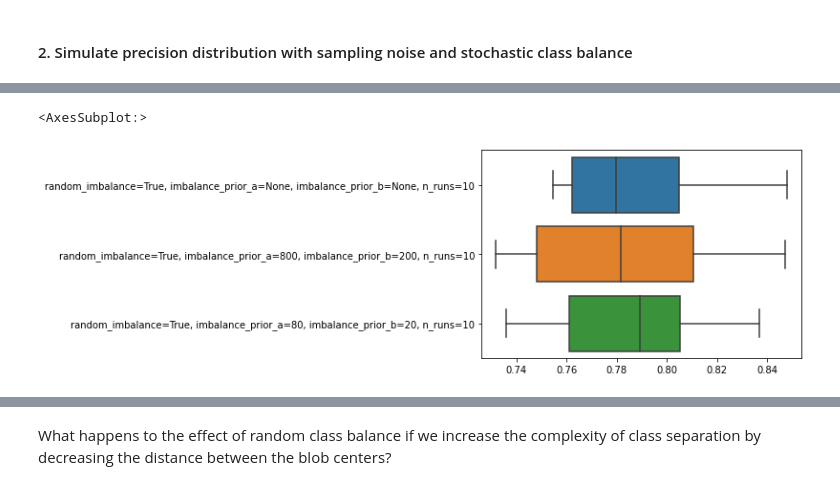
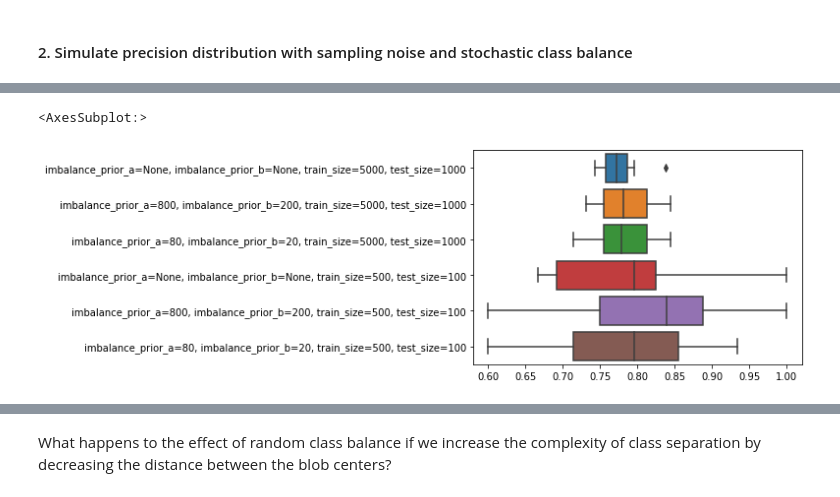
Before and after one commit to RUrlus/ModelMetricUncertaintyResearch, a Jupyter notebook: notebooks/Coen experiments/CM experiments.ipynb, the cells around one changed output, grey strips where cells are left out. Drawn from its saved outputs; the diff is of its cells as text; code cells hidden in the pictures.

Commit message:
adapted run_params and added levene's test function

```diff
--- a/notebooks/Coen experiments/CM experiments.ipynb
+++ b/notebooks/Coen experiments/CM experiments.ipynb
@@ -74,5 +53,0 @@ for i in range(1000000):
-# %%
-%%timeit
-arr = np.empty((n, 4))
-for i in range(1000000):
-    arr[i, :] = np.random.uniform()
@@ -267,24 +228,3 @@ def run_params(params, exp_nr, noise_name, comb_type='zip',save=True, verbose=Fa
         with open(f'exp{exp_nr}_{noise_name}_noise_cm.pkl', 'wb') as f:
             pkl.dump(results, f)
     return results
-# %%
-params = {
-    'train_size': [int(1e6), 5000, 500],
-    'test_size': [int(1e6), 1000, 100],
-    # 'n_runs': 10
-}
-
-combis = list(zip(*params.values()))
-constants = []
-for k,v in zip(params.keys(),params.values()):
-    if isinstance(v,int):
-        constants.append(k)
-
-constants = ['n_runs','n_jobs']
-constant_values = [10,5]
-
-for combi in combis:
-    input_dict = dict(zip(params, combi))
-
-    input_dict.update(dict(zip(constants, constant_values)))
-    print(input_dict)
@@ -372,12 +323,11 @@ Here we compute the distribution of the precision for several degrees of uncerta
 # %%
 params = {
-    'random_imbalance': [True],
-    'n_runs': [10],
-    'imbalance_prior_a': [None, 800, 80]*4,
-    'imbalance_prior_b': [None, 200, 20]*4,
-    'class_d' : [2]*6 + [1.5]*6,
-    'train_size' : [5000]*6 + [500]*6,
-    'test_size' : [1000]*6 + [100]*6
+    'random_imbalance': True,
+    'n_runs': 10,
+    'imbalance_prior_a': [None, 800, 80]*2,
+    'imbalance_prior_b': [None, 200, 20]*2,
+    'train_size' : [5000]*3 + [500]*3,
+    'test_size' : [1000]*3 + [100]*3
 }
-results_rbal = run_params(params, 0, 'imbalance', comb_type='zip', save=False, verbose=True)
+results_rbal_size = run_params(params, 2, 'imbalance_datasize', comb_type='zip', save=True, verbose=True)
 # %% [output]
@@ -396,6 +342,6 @@ Combination 12 out of 12 being tried: [('random_imbalance', True), ('imbalance_p
 # %%
-df = pd.DataFrame({k: cms_to_precision(v) for k, v in results_rbal.items()})
+df = pd.DataFrame({k: cms_to_precision(v) for k, v in results_rbal_size.items()})
 sns.boxplot(data=df,orient='h')
 # %% [output]
 <AxesSubplot:>
-[figure, old version]
+[figure, new version]
```
Also changed, not shown: parts of 48 cells of this notebook.
